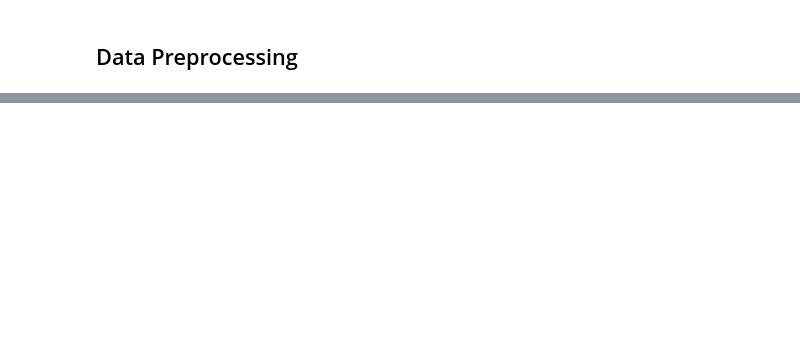
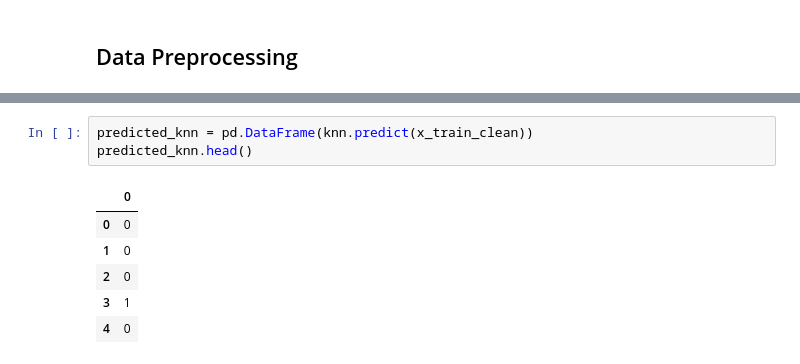
Before and after one commit to luthfanali/project-heart-failure, a Jupyter notebook: project_luthfan.ipynb, the cells around one changed output, grey strips where cells are left out. Saved outputs shown, nothing was run; the diff lists cells and outputs as text; blank space fills up the shorter version.

```diff
--- a/project_luthfan.ipynb
+++ b/project_luthfan.ipynb
@@ -61,0 +205,10 @@ def extract_input_output
+# %%
+predicted_knn = pd.DataFrame(knn.predict(x_train_clean))
+predicted_knn.head()
+# %% [output]
+|  | 0 |
+| 0 | 0 |
+| 1 | 0 |
+| 2 | 0 |
+| 3 | 1 |
+| 4 | 0 |
```
Also changed, not shown: parts of 36 cells of this notebook.
